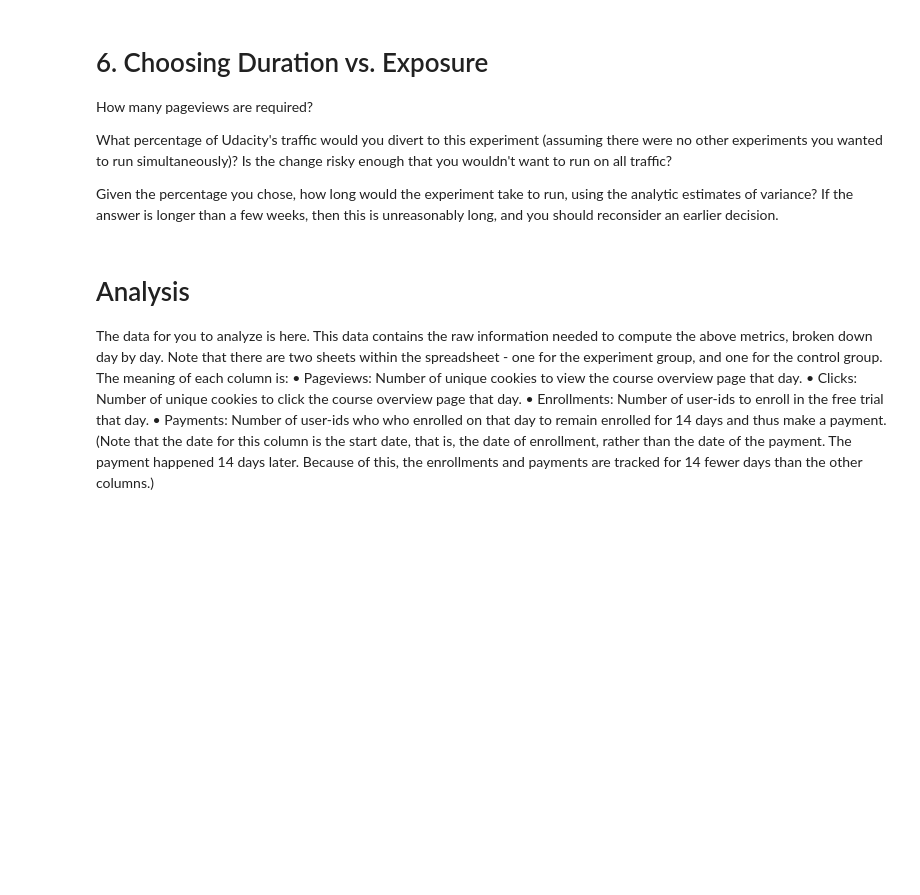
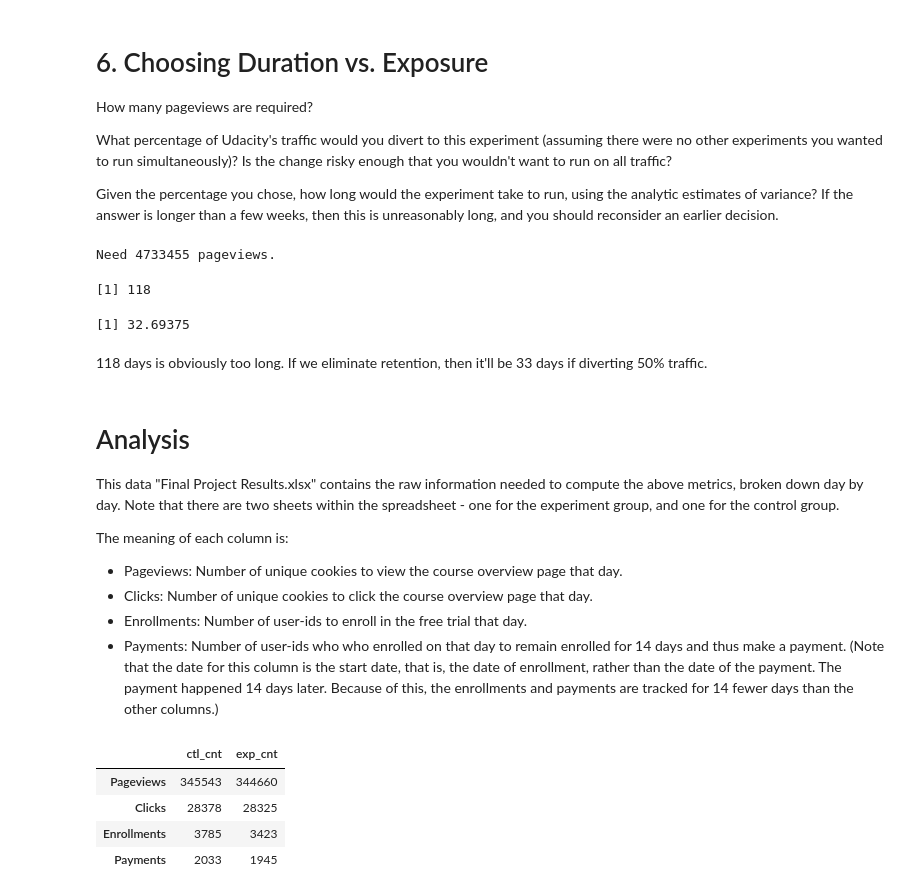
Before and after one commit to wangyiqun527/A-B-test, a Jupyter notebook: Final_Project.ipynb, the cells around one changed output. Cells and saved outputs as stored; diff of their text form; code cells hidden in the pictures; blank space fills up the shorter version.

```diff
--- a/Final_Project.ipynb
+++ b/Final_Project.ipynb
@@ -156,16 +173,49 @@ How many pageviews are required?
 What percentage of Udacity's traffic would you divert to this experiment (assuming there were no other experiments you wanted to run simultaneously)? Is the change risky enough that you wouldn't want to run on all traffic?
 
 Given the percentage you chose, how long would the experiment take to run, using the analytic estimates of variance? If the answer is longer than a few weeks, then this is unreasonably long, and you should reconsider an earlier decision.
+# %%
+# Convert back to pageviews by ratio
+
+s1 = 52310 * (as.numeric(base_values[1,3])/as.numeric(base_values[2,3]))
+s2 = 78102 * (as.numeric(base_values[1,3])/as.numeric(base_values[3,3]))
+s3 = 55968 * (as.numeric(base_values[3,3])/as.numeric(base_values[2,3]))
+cat('Need', max(s1,s2,s3), 'pageviews.')
+# %% [output]
+Need 4733455 pageviews.
 # %%
 # Answer: 100%
-cat('Need', round(),'days to run the experiment.')
+round(4733455/as.numeric(base_values[1,3]))
+(1/0.5)* max(s1,s3)/as.numeric(base_values[1,3])
+# %% [output]
+[1] 118
+[1] 32.69375
+# %% [markdown]
+118 days is obviously too long. If we eliminate retention, then it'll be 33 days if diverting 50% traffic.
 # %% [markdown]
 # Analysis
-The data for you to analyze is here. This data contains the raw information needed to compute the above metrics, broken down day by day. Note that there are two sheets within the spreadsheet - one for the experiment group, and one for the control group.
+
+This data "Final Project Results.xlsx" contains the raw information needed to compute the above metrics, broken down day by day. Note that there are two sheets within the spreadsheet - one for the experiment group, and one for the control group.
+
 The meaning of each column is:
-•	Pageviews: Number of unique cookies to view the course overview page that day.
-•	Clicks: Number of unique cookies to click the course overview page that day.
-•	Enrollments: Number of user-ids to enroll in the free trial that day.
-•	Payments: Number of user-ids who who enrolled on that day to remain enrolled for 14 days and thus make a payment. (Note that the date for this column is the start date, that is, the date of enrollment, rather than the date of the payment. The payment happened 14 days later. Because of this, the enrollments and payments are tracked for 14 fewer days than the other columns.)
+* Pageviews: Number of unique cookies to view the course overview page that day.
+* Clicks: Number of unique cookies to click the course overview page that day.
+* Enrollments: Number of user-ids to enroll in the free trial that day.
+* Payments: Number of user-ids who who enrolled on that day to remain enrolled for 14 days and thus make a payment. (Note that the date for this column is the start date, that is, the date of enrollment, rather than the date of the payment. The payment happened 14 days later. Because of this, the enrollments and payments are tracked for 14 fewer days than the other columns.)
+# %%
+Control = readxl::read_excel("Final Project Results.xlsx", sheet="Control")
+Experiment = readxl::read_excel("Final Project Results.xlsx", sheet="Experiment")
+
+ctl_cnt = sapply(Control[,2:5], function(x) sum(x, na.rm=T))
+exp_cnt = sapply(Experiment[,2:5], function(x) sum(x, na.rm=T))
+
+results = data.table(cbind(ctl_cnt, exp_cnt))
+rownames(results) = names(Control)[2:5]
+results
+# %% [output]
+|  | ctl_cnt | exp_cnt |
+| Pageviews | 345543 | 344660 |
+| Clicks | 28378 | 28325 |
+| Enrollments | 3785 | 3423 |
+| Payments | 2033 | 1945 |
 # %% [markdown]
 # 7. Sanity Checks
```
Also changed, not shown: parts of 24 cells of this notebook.
